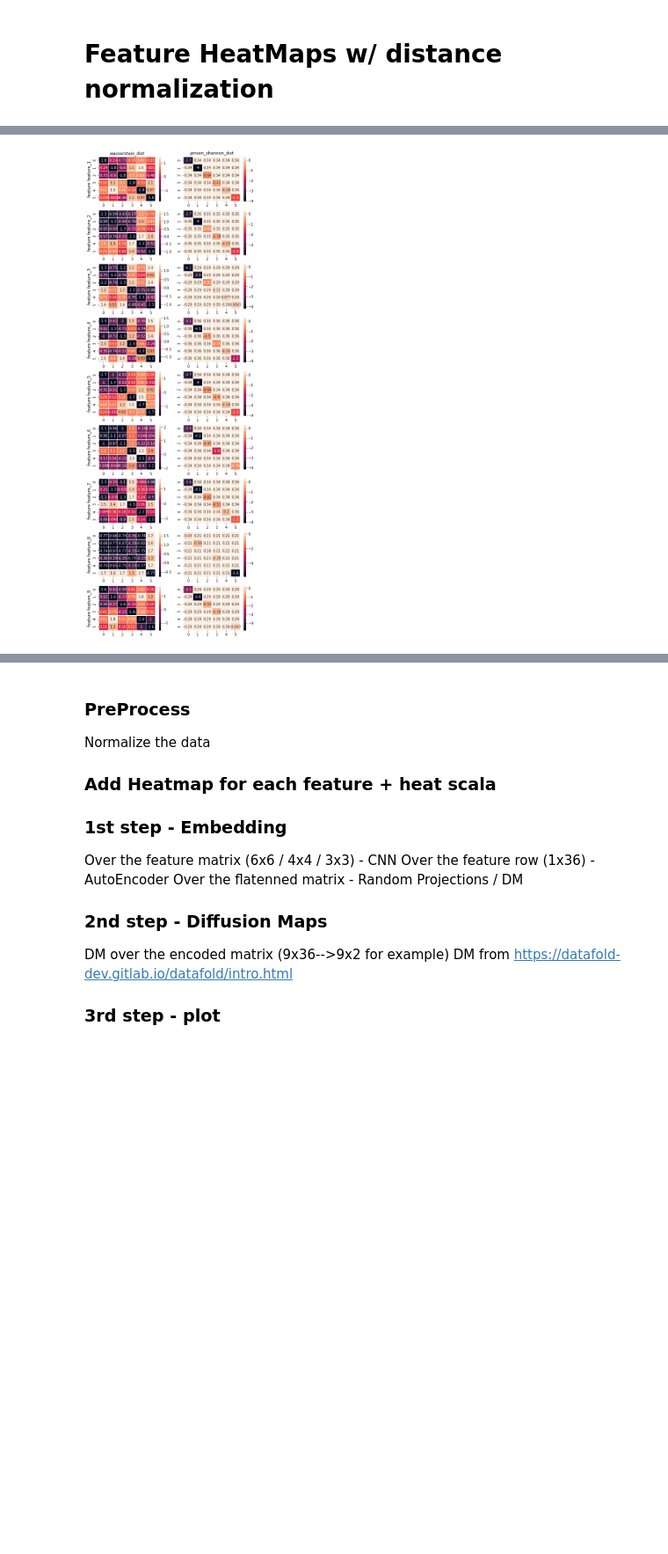
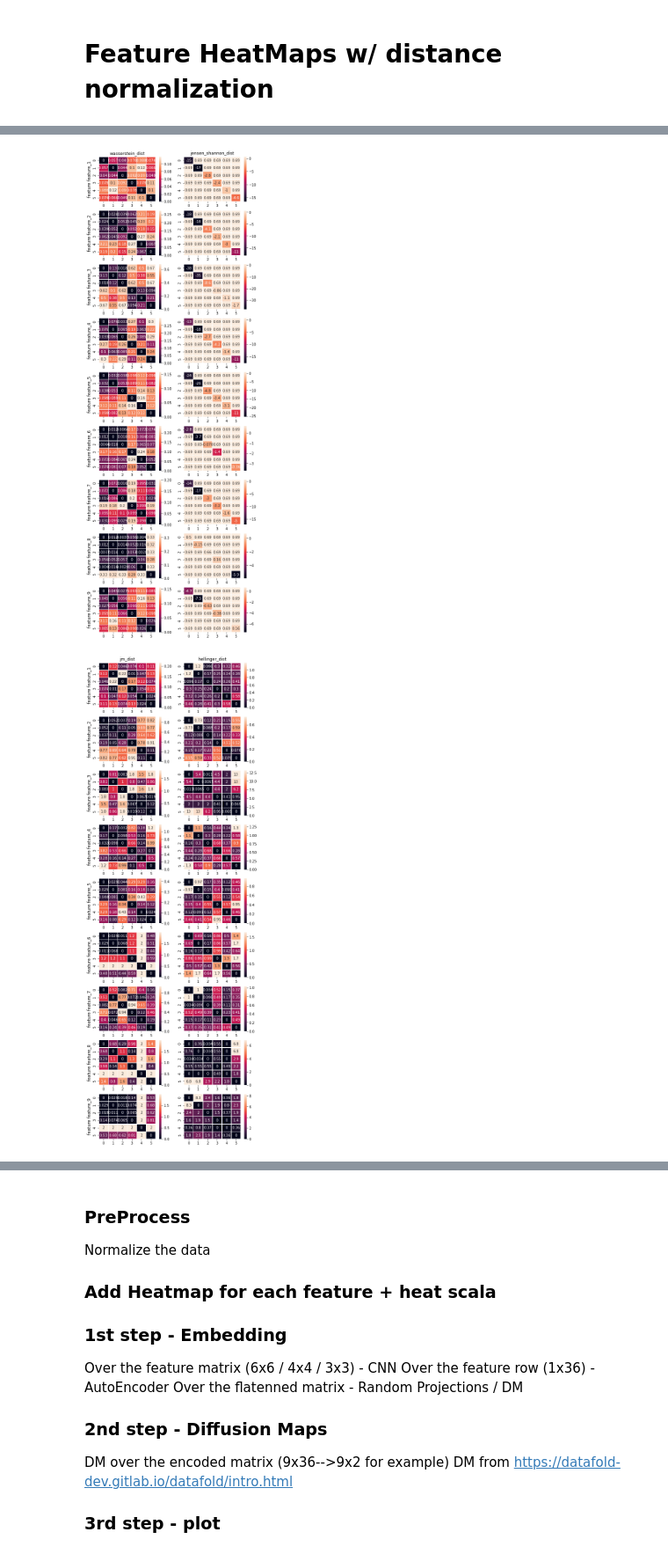
Before and after one commit to Omer-Hedvat/Thesis-TauTransformer, a Jupyter notebook: Omer's notebook.ipynb, the cells around one changed output, grey strips where cells are left out. Shown at 88% size. Cells and saved outputs as stored; diff of their text form; code cells hidden in the pictures; blank space fills up the shorter version.

```diff
--- a/Omer's notebook.ipynb
+++ b/Omer's notebook.ipynb
@@ -230,4 +201,8 @@ export_heatmaps(df_glass, features, 'wasserstein_dist', 'hellinger_dist', True)
 # %%
-export_heatmaps(df_glass, features, 'wasserstein_dist', 'jensen_shannon_dist', True)
+export_heatmaps(df_norm, features, 'wasserstein_dist', 'jensen_shannon_dist', False)
 # %% [output]
-[figure, old version]
+[figure, new version]
+# %%
+export_heatmaps(df_norm, features, 'jm_dist', 'hellinger_dist', False)
+# %% [output]
+[figure, added]
```
Also changed, not shown: parts of 15 cells of this notebook, 4 other files.
